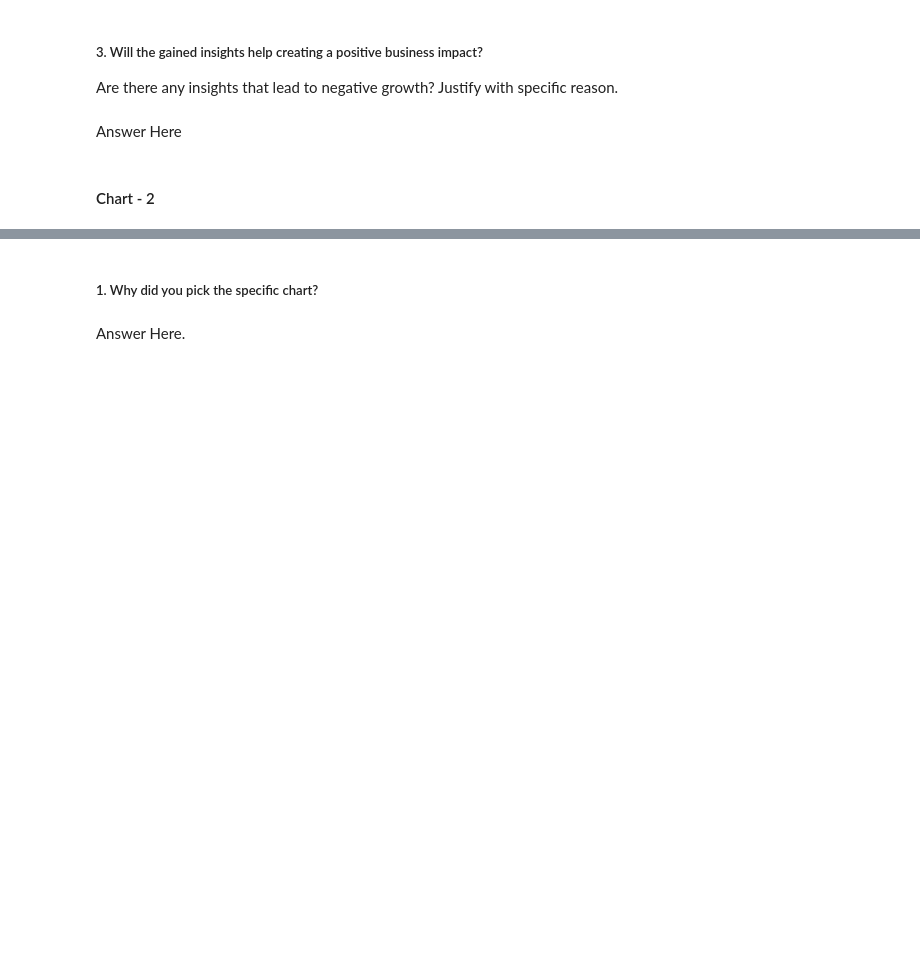
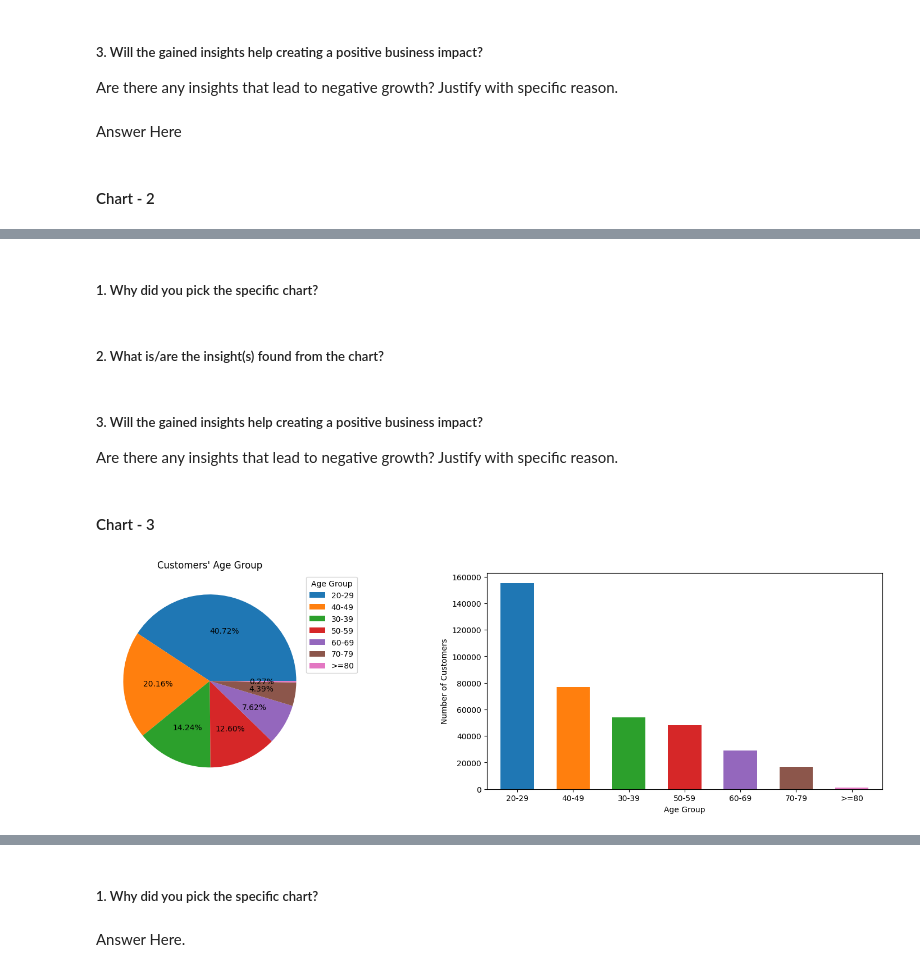
Before and after one commit to priyaregit/Classification-ML_Insurance-Cross-Sell-Prediction, a Jupyter notebook: Health_Insurance_Cross_Sell_Prediction_Classification.ipynb, the cells around one changed output, grey strips where cells are left out. Cells and saved outputs as stored; diff of their text form; code cells hidden in the pictures; blank space fills up the shorter version.

```diff
--- a/Health_Insurance_Cross_Sell_Prediction_Classification.ipynb
+++ b/Health_Insurance_Cross_Sell_Prediction_Classification.ipynb
@@ -360,0 +392,33 @@ sns.violinplot(y=df['Age'])
+# %% [markdown]
+##### 1. Why did you pick the specific chart?
+# %% [markdown]
+##### 2. What is/are the insight(s) found from the chart?
+# %% [markdown]
+##### 3. Will the gained insights help creating a positive business impact?
+Are there any insights that lead to negative growth? Justify with specific reason.
+# %% [markdown]
+#### Chart - 3
+# %%
+# Chart - 3 visualization code
+
+# Setting display figure size
+fig = plt.figure(figsize = (20,5))
+
+# Pie chart to check for the customers' age group
+ax1 = plt.subplot2grid((1,2),(0,0))
+plt.pie(df['Age_Group'].value_counts(), autopct = "%.02f%%")
+plt.title("Customers' Age Group", fontsize = 12)
+plt.legend(df['Age_Group'].value_counts().index, title = "Age Group", loc ='upper right',bbox_to_anchor=(0.7, 0, 0.5, 1))
+
+# Bar chart to check for the customers' age group
+ax1 = plt.subplot2grid((1,2),(0,1))
+ageG = df["Age_Group"].value_counts()
+ageG.plot.bar(width = 0.6, color = ['#1f77b4', '#ff7f0e', '#2ca02c', '#d62728', '#9467bd', '#8c564b', '#e377c2'])
+plt.xlabel("Age Group")
+plt.ylabel("Number of Customers")
+plt.xticks(rotation = 'horizontal')
+
+# Setting the display figure size using rcParams method
+plt.rcParams['figure.figsize'] = (10, 6)
+# %% [output]
+[figure, added]
```
Also changed, not shown: parts of 37 cells of this notebook.
